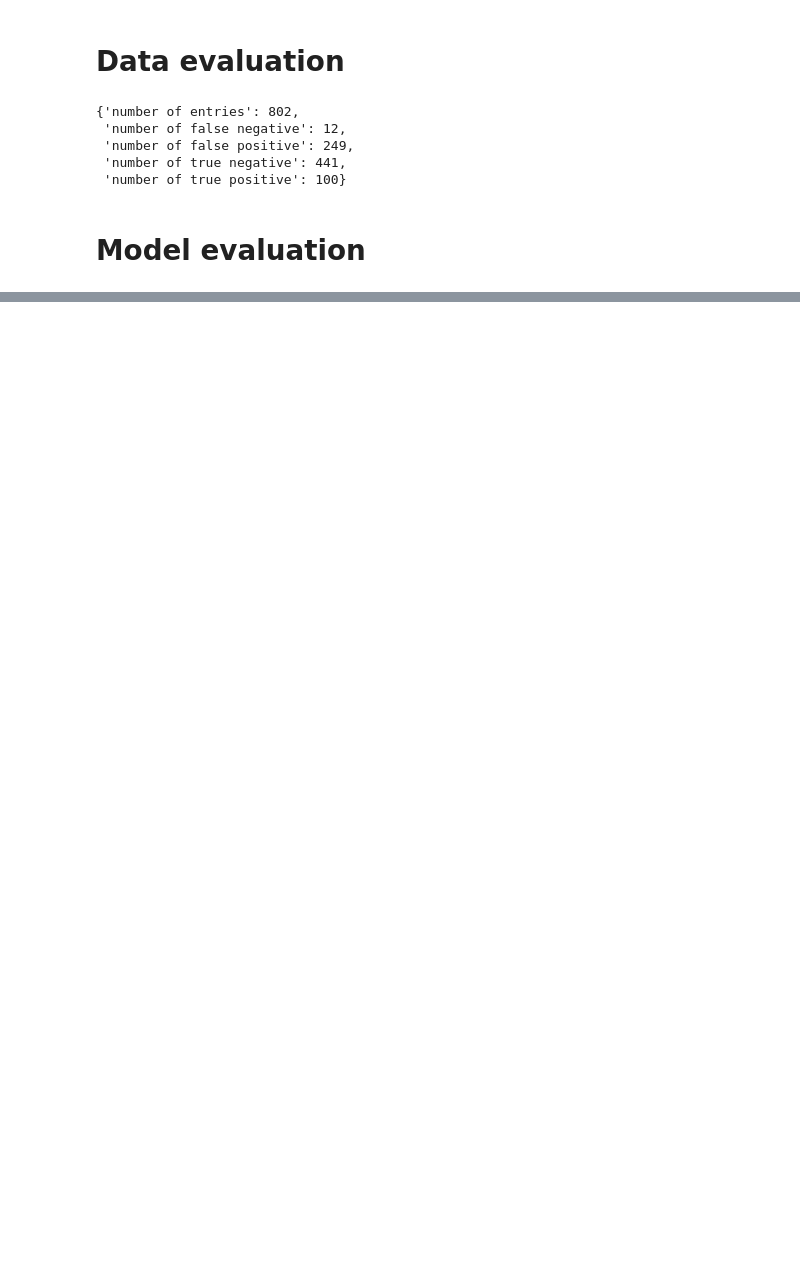
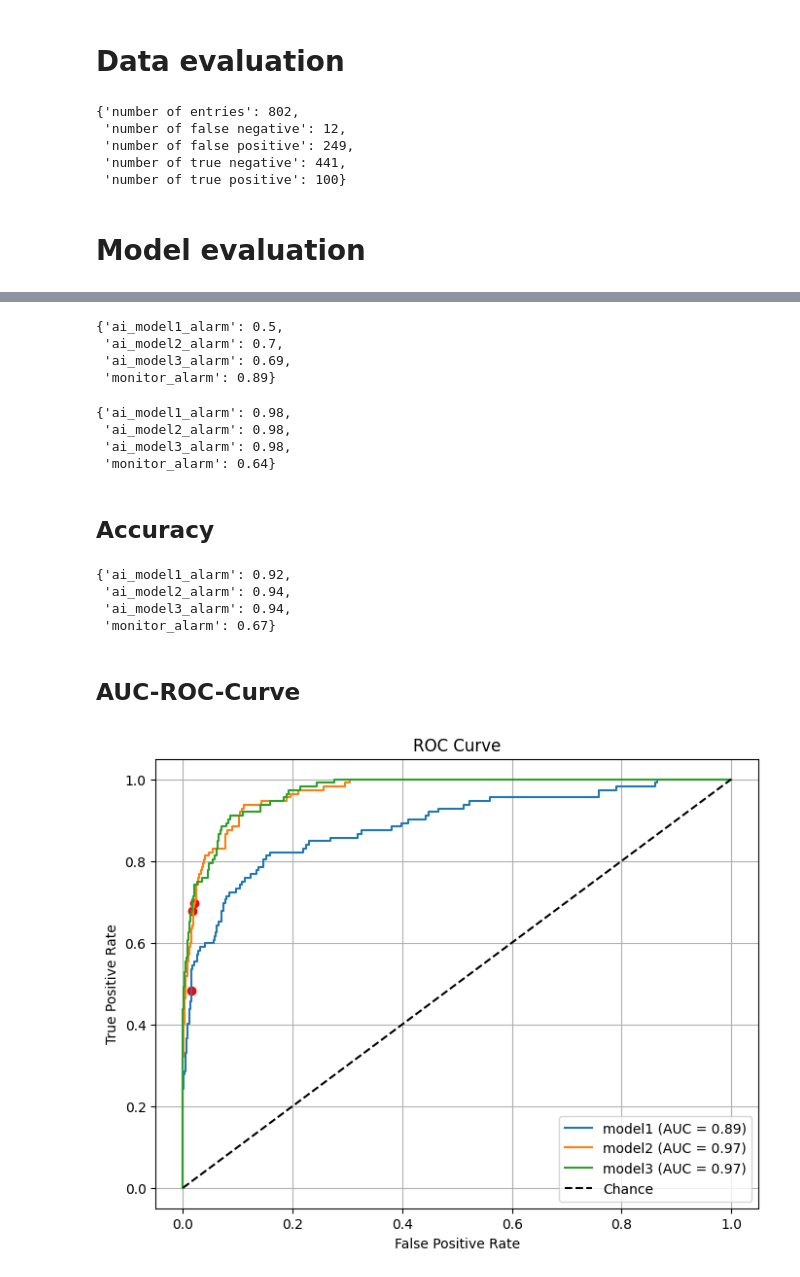
Before and after one commit to MarStreicher/menssana_case_study, a Jupyter notebook: src/model_evaluation.ipynb, the cells around one changed output, grey strips where cells are left out. Drawn from its saved outputs; the diff is of its cells as text; code cells hidden in the pictures; blank space fills up the shorter version.

```diff
--- a/src/model_evaluation.ipynb
+++ b/src/model_evaluation.ipynb
@@ -26,7 +26,4 @@ pprint(info)
 # %% [markdown]
 # Model evaluation
 # %%
-model_columns = ["ai_model1_alarm", "ai_model2_alarm", "ai_model3_alarm"]
-for column in model_columns:
-    fpr = EvaluationHelper.get_false_positive_rate(data, model_column=column)
-    print(fpr)
+helper = EvaluationHelper(data)
@@ -36,0 +40,32 @@ for column in model_columns:
+# %%
+tprs=helper.get_true_positive_rate()
+pprint(tprs)
+# %% [output]
+{'ai_model1_alarm': 0.5,
+ 'ai_model2_alarm': 0.7,
+ 'ai_model3_alarm': 0.69,
+ 'monitor_alarm': 0.89}
+# %%
+tnrs=helper.get_true_negative_rate()
+pprint(tnrs)
+# %% [output]
+{'ai_model1_alarm': 0.98,
+ 'ai_model2_alarm': 0.98,
+ 'ai_model3_alarm': 0.98,
+ 'monitor_alarm': 0.64}
+# %% [markdown]
+## Accuracy
+# %%
+acc = helper.get_accuracy()
+pprint(acc)
+# %% [output]
+{'ai_model1_alarm': 0.92,
+ 'ai_model2_alarm': 0.94,
+ 'ai_model3_alarm': 0.94,
+ 'monitor_alarm': 0.67}
+# %% [markdown]
+## AUC-ROC-Curve
+# %%
+helper.plot_roc_auc_curve()
+# %% [output]
+[figure, added]
```
Also changed, not shown: parts of 3 cells of this notebook, 8 other files.
